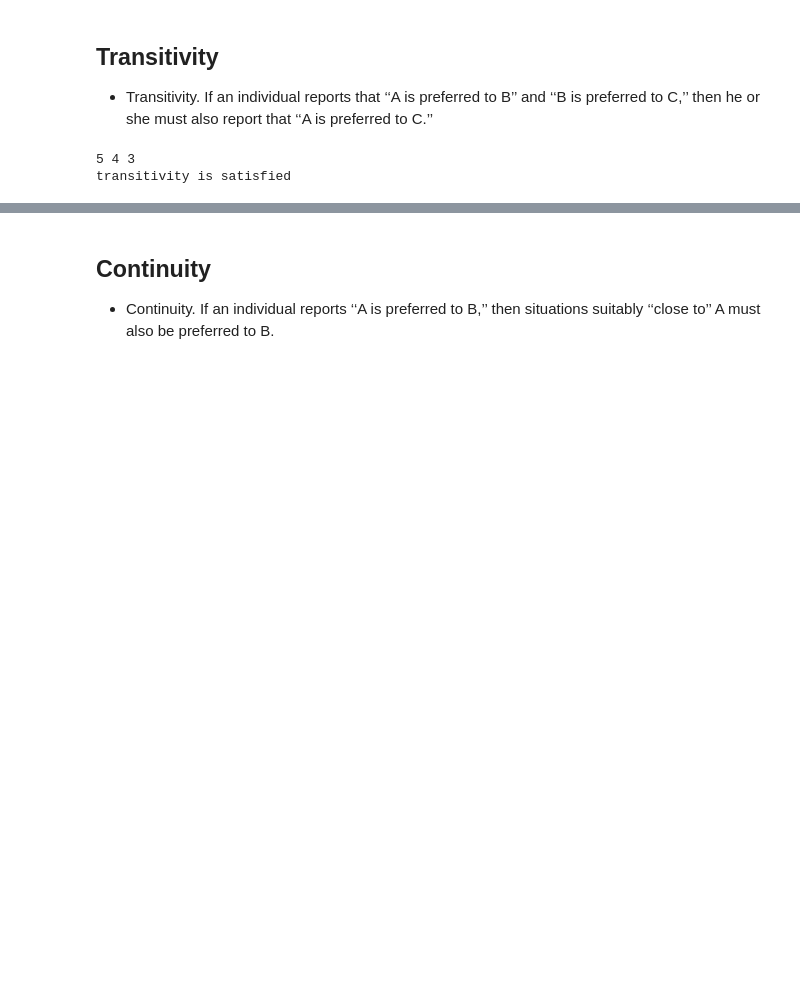
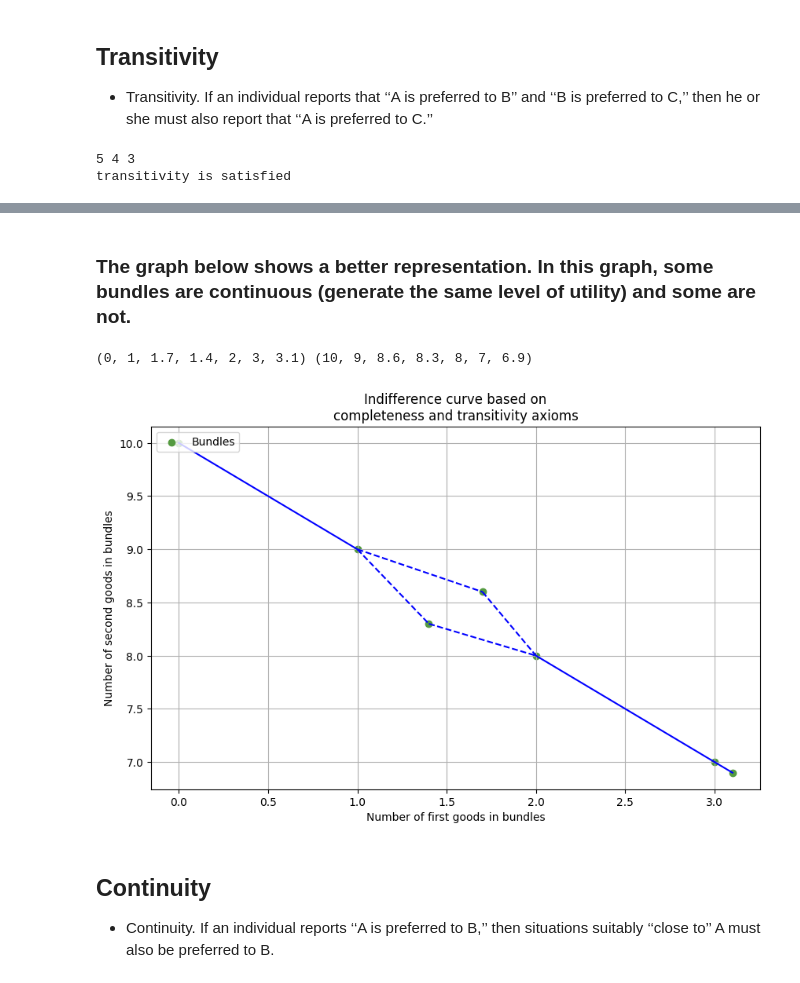
Before and after one commit to mjavadg/Advanced-Microeconomics_Fall2024, a Jupyter notebook: 6th session rational axioms part 2.ipynb, the cells around one changed output, grey strips where cells are left out. Cells and saved outputs as stored; diff of their text form; code cells hidden in the pictures; blank space fills up the shorter version.

```diff
--- a/6th session rational axioms part 2.ipynb
+++ b/6th session rational axioms part 2.ipynb
@@ -60,3 +73,44 @@ transitivity is satisfied
+# %% [markdown]
+### The graph below shows a better representation. In this graph, some bundles are continuous (generate the same level of utility) and some are not.
+# %%
+# Define the set of choices
+set_of_choices = [(0, 10), (1, 9), (1.7, 8.6), (1.4, 8.3), (2, 8), (3, 7), (3.1, 6.9)]
+
+# Extract x and y coordinates
+x, y = zip(*set_of_choices)
+print(x, y)
+
+# Create a new figure
+plt.figure(figsize=(10, 6))
+
+# Plot discrete points
+plt.scatter(x, y, color='#549A40', label="Bundles")
+
+# Plot dashed lines for non-continuous connections
+plt.plot([1, 1.7], [9, 8.6], linestyle='--', color='blue')
+plt.plot([1, 1.4], [9, 8.3], linestyle='--', color='blue')
+plt.plot([1.7, 2], [8.6, 8], linestyle='--', color='blue')
+plt.plot([1.4, 2], [8.3, 8], linestyle='--', color='blue')
+
+# Plot continuous lines for continuous connections
+plt.plot([0, 1], [10, 9], linestyle = '-', color = 'blue')
+plt.plot([2, 3], [8, 7], linestyle='-', color='blue')
+plt.plot([3, 3.1], [7, 6.9], linestyle='-', color='blue')
+
+# Set the title and labels
+plt.title("Indifference curve based on\ncompleteness and transitivity axioms")
+plt.xlabel('Number of first goods in bundles')
+plt.ylabel('Number of second goods in bundles')
+
+# Grid and legend adjustments
+plt.grid(True)
+plt.legend(loc='upper left')  # Position the legend at the top left
+
+# Show the plot
+plt.show()
+# %% [output]
+(0, 1, 1.7, 1.4, 2, 3, 3.1) (10, 9, 8.6, 8.3, 8, 7, 6.9)
+[figure, added]
 # %% [markdown]
 ## Continuity
 
```
Also changed, not shown: parts of 10 cells of this notebook.
